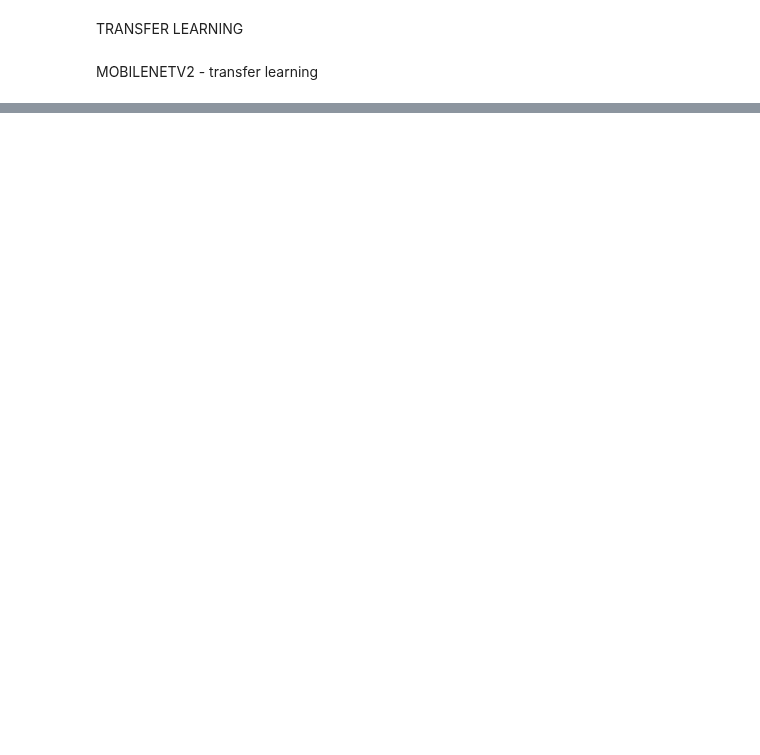
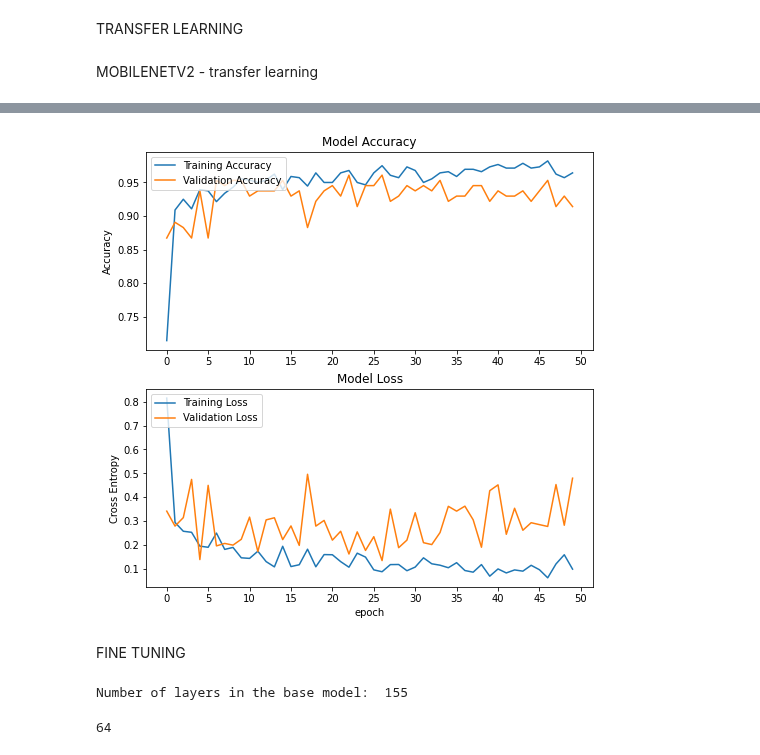
Before and after one commit to anirudh-g/Msc-Data-science, a Jupyter notebook: Chart_Classification.ipynb, the cells around one changed output, grey strips where cells are left out. Drawn from its saved outputs; the diff is of its cells as text; code cells hidden in the pictures; blank space fills up the shorter version.

Commit message:
TL fine tuning

```diff
--- a/Chart_Classification.ipynb
+++ b/Chart_Classification.ipynb
@@ -29,7 +29,7 @@ validation_dir = '/content/drive/My Drive/Colab Notebooks/charts/Validation'
 img_width, img_height = 224, 224
 nb_train_samples = 560
 nb_validation_samples = 140
-epochs = 100
+epochs = 50
 batch_size = 16
 # %%
 #checking whether the rgb channel is first or last to feed the input shape accordingly
@@ -104,0 +119,5 @@ base_model.trainable=False
+# %%
+lr =0.001
+tl_model.compile(optimizer=tf.optimizers.Adam(learning_rate=lr),
+              loss=tf.losses.categorical_crossentropy,
+              metrics=['accuracy'])
@@ -104,0 +128,7 @@ base_model.trainable=False
+# %%
+tl_history = tl_model.fit(
+	train_generator,
+	steps_per_epoch=nb_train_samples // batch_size,
+	epochs=epochs,
+	validation_data=validation_generator,
+	validation_steps=nb_validation_samples // batch_size)
@@ -104,0 +153,43 @@ base_model.trainable=False
+# %%
+#Plot based on https://www.tensorflow.org/tutorials/images/transfer_learning
+
+acc = tl_history.history['accuracy']
+val_acc = tl_history.history['val_accuracy']
+
+loss = tl_history.history['loss']
+val_loss = tl_history.history['val_loss']
+
+plt.figure(figsize=(8, 8))
+plt.subplot(2, 1, 1)
+plt.plot(acc, label='Training Accuracy')
+plt.plot(val_acc, label='Validation Accuracy')
+plt.legend(loc='upper left')
+plt.ylabel('Accuracy')
+plt.xticks(np.arange(0,55, 5))
+plt.title('Model Accuracy')
+
+plt.subplot(2, 1, 2)
+plt.plot(loss, label='Training Loss')
+plt.plot(val_loss, label='Validation Loss')
+plt.legend(loc='upper left')
+plt.ylabel('Cross Entropy')
+plt.xticks(np.arange(0,55, 5))
+plt.title('Model Loss')
+plt.xlabel('epoch')
+plt.show()
+# %% [output]
+[figure, added]
+# %% [markdown]
+FINE TUNING
+# %%
+base_model.trainable = True
+
+print("Number of layers in the base model: ", len(base_model.layers))
+
+fine_tune_at = 100
+
+# Freeze all the layers before the `fine_tune_at` layer
+for layer in base_model.layers[:fine_tune_at]:
+  layer.trainable =  False
+# %% [output]
+Number of layers in the base model:  155
@@ -104,0 +200,4 @@ base_model.trainable=False
+# %%
+len(tl_model.trainable_variables)
+# %% [output]
+64
```
Also changed, not shown: parts of 26 cells of this notebook.
